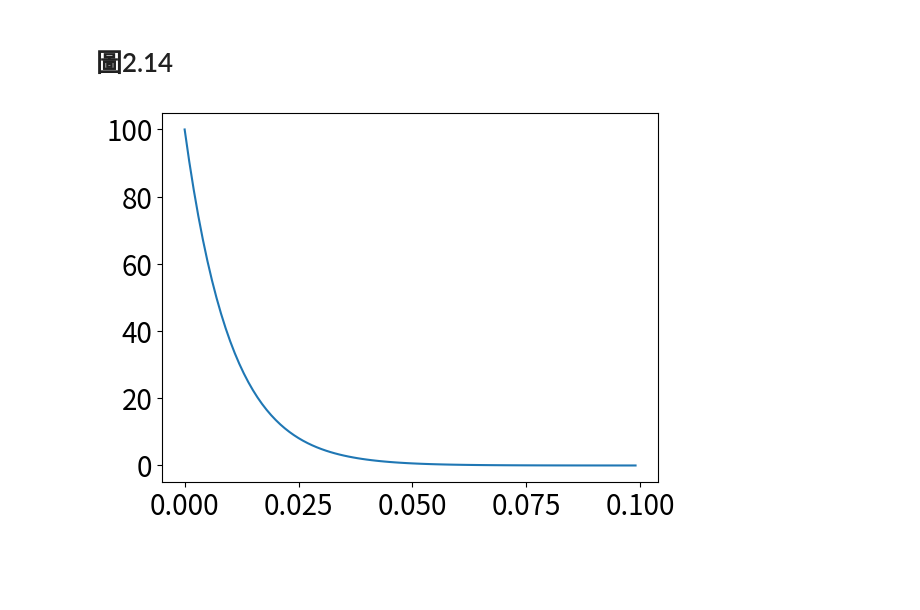
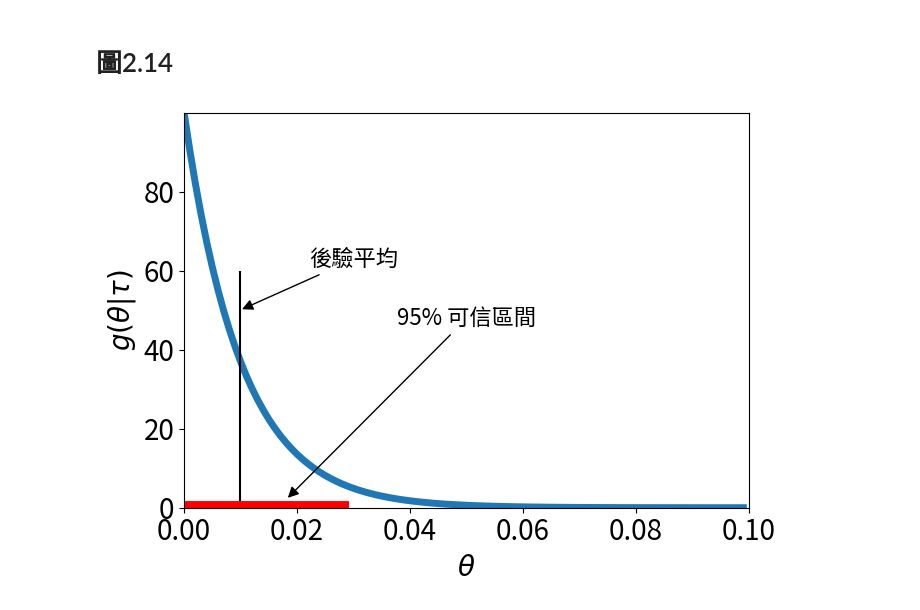
Before and after one commit to gnitnaw/Programs, a Jupyter notebook: Chapter2/DSML_Ch2_Figure.ipynb, the cells around one changed output. Drawn from its saved outputs; the diff is of its cells as text; code cells hidden in the pictures; blank space fills up the shorter version.

```diff
--- a/Chapter2/DSML_Ch2_Figure.ipynb
+++ b/Chapter2/DSML_Ch2_Figure.ipynb
@@ -61,13 +61,38 @@ cmsy10
 cmtt10
 # %% [markdown]
 # 圖2.14
-# %%
-a=1
-b=100
-
-x = np.arange (0, 0.1, 0.001)
-y = beta.pdf(x,a,b)
-plt.plot(x,y)
-plt.show()
-# %% [output]
-[figure, removed]
+# %%
+a=1
+b=100
+
+x = np.arange (0, 0.1, 0.001)
+y = beta.pdf(x,a,b)
+fig = plt.figure()
+fig.set_size_inches(7, 5)
+plt.plot(x,y, linewidth=5)
+plt.vlines(0.0098, 0, 60, color="black")
+plt.hlines(0, 0, 0.0292, color="red", linewidth=10)
+plt.xlim(0,0.1)
+plt.ylim(0,100)
+plt.xlabel('$\\theta$')
+plt.ylabel('$g(\\theta|\\tau)$')
+plt.annotate('後驗平均',
+  ha = 'center', va = 'bottom',
+  fontsize=16,
+  xytext = (0.03, 60.),
+  xy = (0.0098, 50),
+  arrowprops={'arrowstyle': '-|>', 'color': 'black'}
+)
+plt.annotate('95% 可信區間',
+  ha = 'center', va = 'bottom',
+  fontsize=16,
+  xytext = (0.05, 45.),
+  xy = (0.018, 2),
+  arrowprops={'arrowstyle': '-|>', 'color': 'black'}
+)
+plt.yticks(range(0, 100, 20))
+plt.tight_layout()
+plt.savefig('BayesVSFrequentist.pdf',format='pdf', bbox_inches='tight')
+plt.show()
+# %% [output]
+[figure, added]
```
